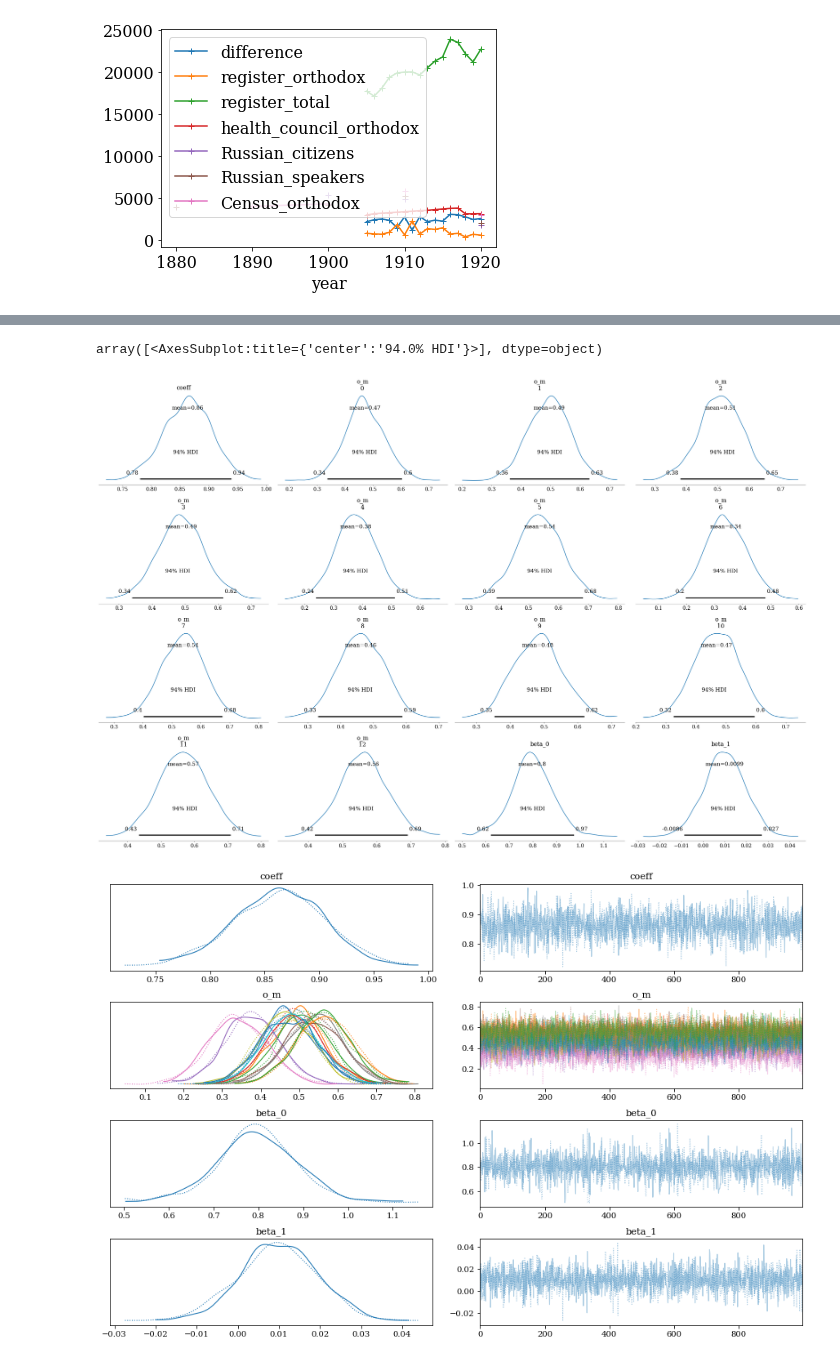
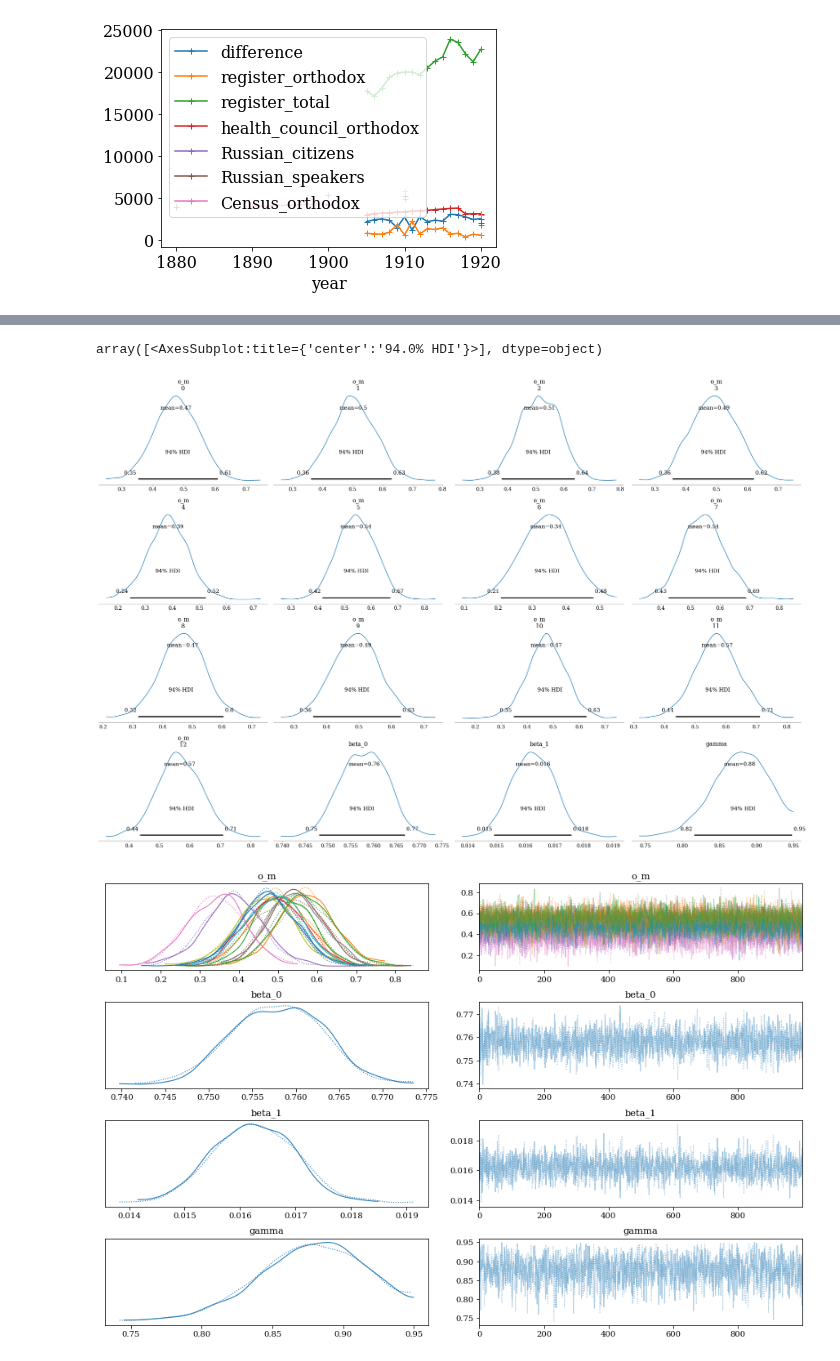
Before and after one commit to AnttiHaerkoenen/vyborg_orthodox, a Jupyter notebook: notebooks/missing_orthodox.ipynb, the cells around one changed output, grey strips where cells are left out. Saved outputs shown, nothing was run; the diff lists cells and outputs as text; code cells hidden in the pictures.

```diff
--- a/notebooks/missing_orthodox.ipynb
+++ b/notebooks/missing_orthodox.ipynb
@@ -93,13 +120,13 @@ orthodox_std = orthodox_std[:-3]
 with pm.Model() as model:
     t = pm.Data('t', years)
     n = len(years)
-    beta_0 = pm.TruncatedNormal('beta_0', mu=0.8, sigma=0.1, lower=0.5, upper=1.5)
-    beta_1 = pm.TruncatedNormal('beta_1', mu=0.01, sigma=0.01, lower=-0.5, upper=0.5)
-    coeff = pm.Normal('coeff', mu=0.7, sigma=0.1)
+    beta_0 = pm.TruncatedNormal('beta_0', mu=0.75, sigma=0.1, lower=0.5, upper=1.)
+    beta_1 = pm.TruncatedNormal('beta_1', mu=0.02, sigma=0.01, lower=0, upper=0.5)
+    gamma = pm.TruncatedNormal('gamma', mu=0.8, sigma=0.1, lower=0.7, upper=0.95)
     mu_oh = beta_0 + beta_1 * t
-    o_h = pm.Normal('o_h', mu_oh, observed=health_council_std)
+    o_h = pm.Normal('o_h', mu_oh, sigma=0.01, observed=health_council_std)
     o_m = pm.Normal('o_m', mu=0.5, sigma=0.1, shape=n)
-    mu_or = coeff * o_h - o_m
+    mu_or = gamma * o_h - o_m
     sigma_or = np.diagflat([0.01] * n)
     o_r = pm.MvNormal('o_r', mu=mu_or, cov=sigma_or, shape=n, observed=orthodox_std)
 
@@ -119,5 +146,5 @@ Sampling 2 chains for 1_000 tune and 1_000 draw iterations (2_000 + 2_000 draws
 [interactive output not drawn]
 [interactive output not drawn]
 array([<AxesSubplot:title={'center':'94.0% HDI'}>], dtype=object)
-[figure, old version]
+[figure, new version]
-[figure, old version]
+[figure, new version]
```
Also changed, not shown: parts of 5 cells of this notebook.
